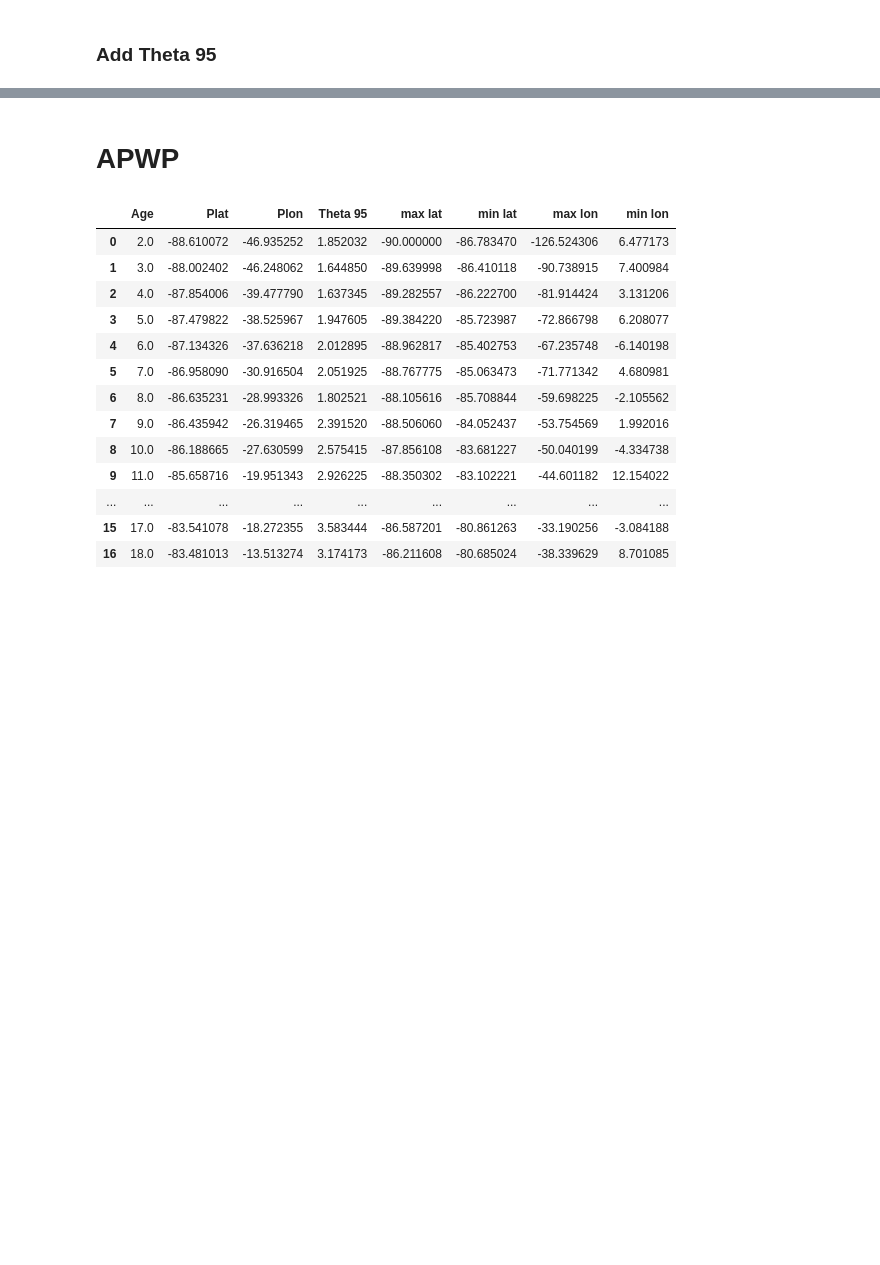
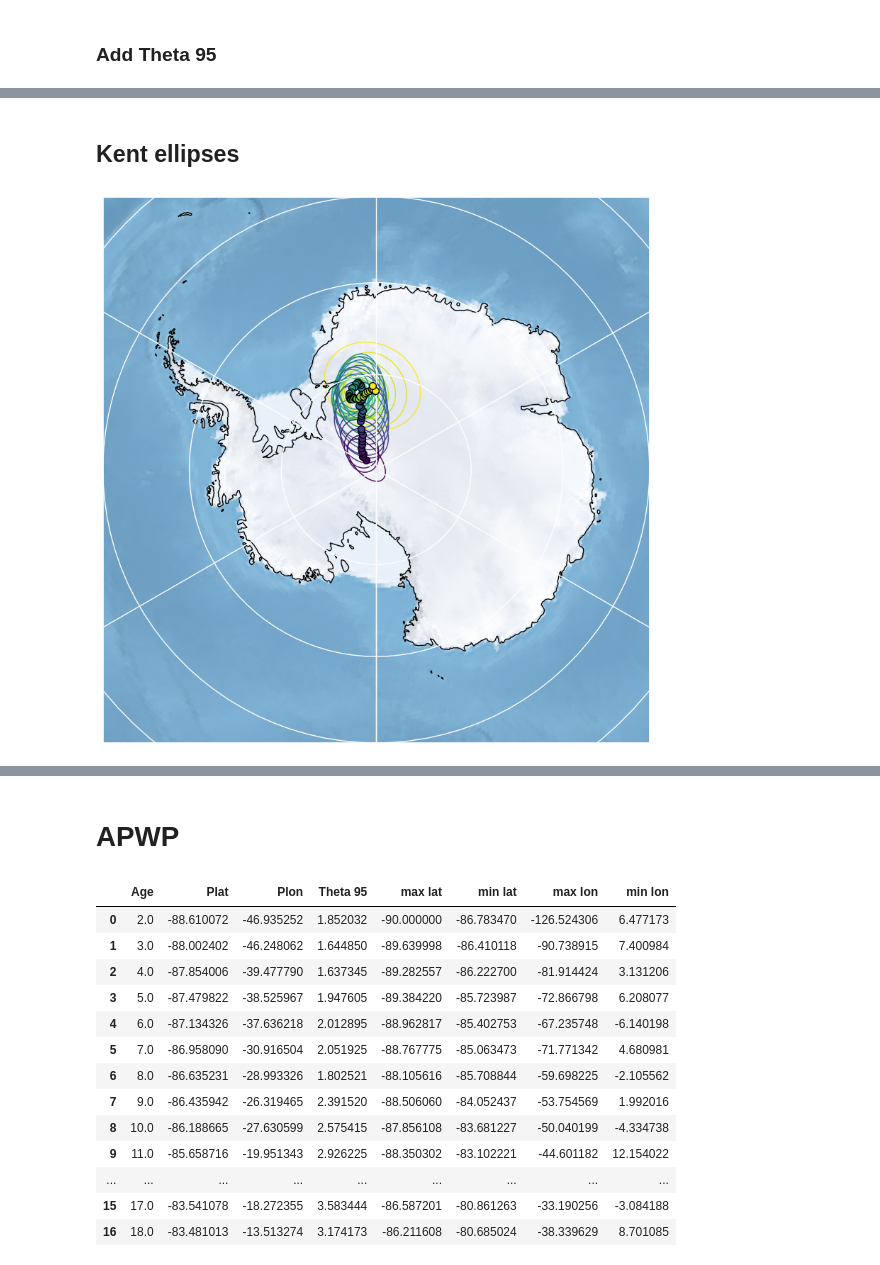
Before and after one commit to PolarWandering/Gallo_etal_2023_APWP_construction, a Jupyter notebook: code/2_MC_uncertainty_propagation.ipynb, the cells around one changed output, grey strips where cells are left out. Drawn from its saved outputs; the diff is of its cells as text; code cells hidden in the pictures; blank space fills up the shorter version.

```diff
--- a/code/2_MC_uncertainty_propagation.ipynb
+++ b/code/2_MC_uncertainty_propagation.ipynb
@@ -420,0 +449,30 @@ plt.show()
+# %% [markdown]
+## Kent ellipses
+# %%
+extent = [-180,180,-60,-60]
+fig = plt.figure(figsize=(20,10))
+proj = ccrs.Orthographic(central_longitude=0.0, central_latitude=-90.0)
+ax = plt.axes(projection=proj)
+ax.coastlines(), ax.stock_img(), ax.gridlines()
+ax.set_extent(extent, crs = ccrs.PlateCarree())
+
+
+cmap = mpl.cm.get_cmap('viridis')
+norm = mpl.colors.Normalize(df_RM_ensemble['effective_age'].unique().min(), df_RM_ensemble['effective_age'].unique().max())
+
+for age in df_RM_ensemble['effective_age'].unique()[::-1]:
+    if age%2==0:
+        sample =   df_RM_ensemble[df_RM_ensemble['effective_age'] == age]
+        # ipmag.plot_vgp(ax, sample['plon'].tolist(), sample['plat'].tolist(), color='lightgrey', edge='none', markersize=5, alpha=0.02)
+        kent_stats = ipmag.kent_distribution_95(dec=sample['plon'].tolist(), inc=sample['plat'].tolist())
+        ipmag.plot_pole_ellipse(ax, kent_stats, color=cmap(norm(age)),lower=False, markersize=1, zorder=1)
+
+for i in zip(ensemble_PC_eff_age.PC(quantile)[1].tolist(), ensemble_PC_eff_age.PC(quantile)[0].tolist(), ensemble_PC_eff_age.PC(quantile)[2].tolist(),ensemble_PC_eff_age.X.tolist(), ensemble_PC_eff_age.X.tolist()):
+    plot_pole(i[0],i[1],i[3], ensemble_PC_eff_age.X.min(),ensemble_PC_eff_age.X.max(),ax)
+
+# for run, df_run in df_RM_ensemble[df_RM_ensemble['run']<50].groupby('run'):
+#     plt.plot(df_run.plon.tolist(), df_run.plat.tolist(),transform = ccrs.Geodetic(), color = "grey", alpha = 0.3, linewidth=0.8, zorder=0)
+
+plt.show()
+# %% [output]
+[figure, added]
```
Also changed, not shown: parts of 8 cells of this notebook, 5 other files.
